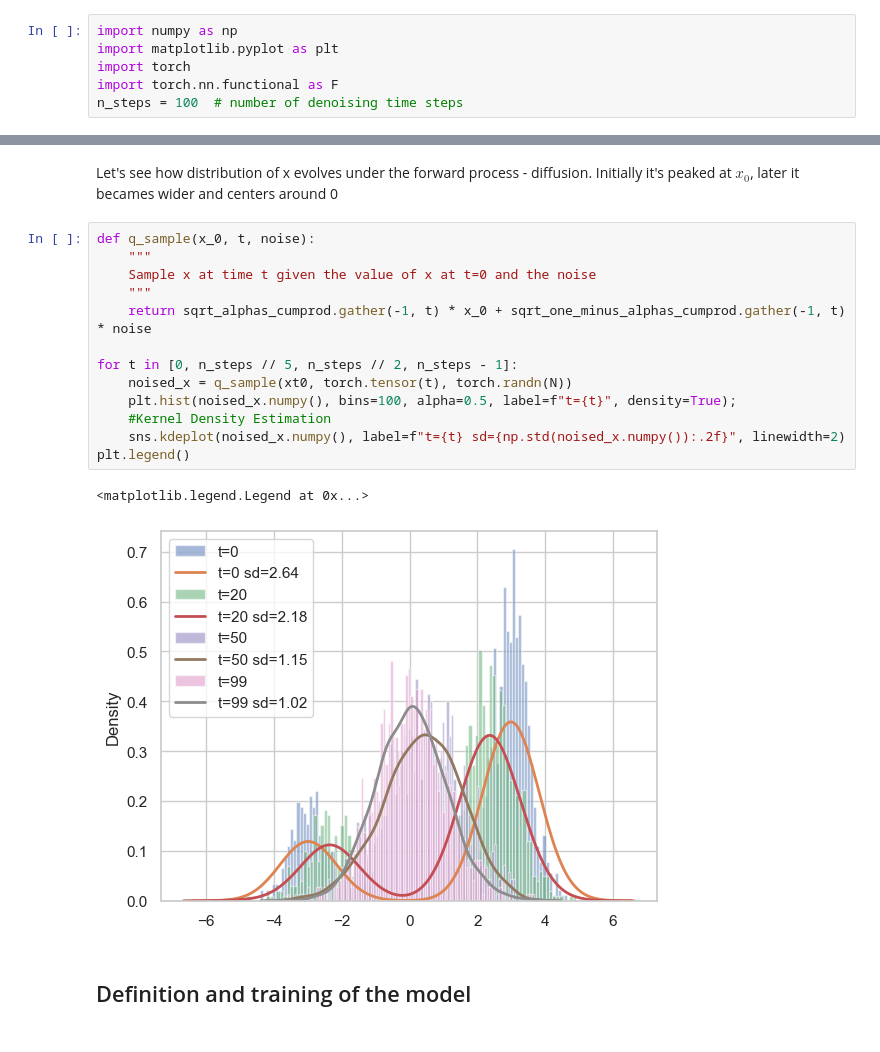
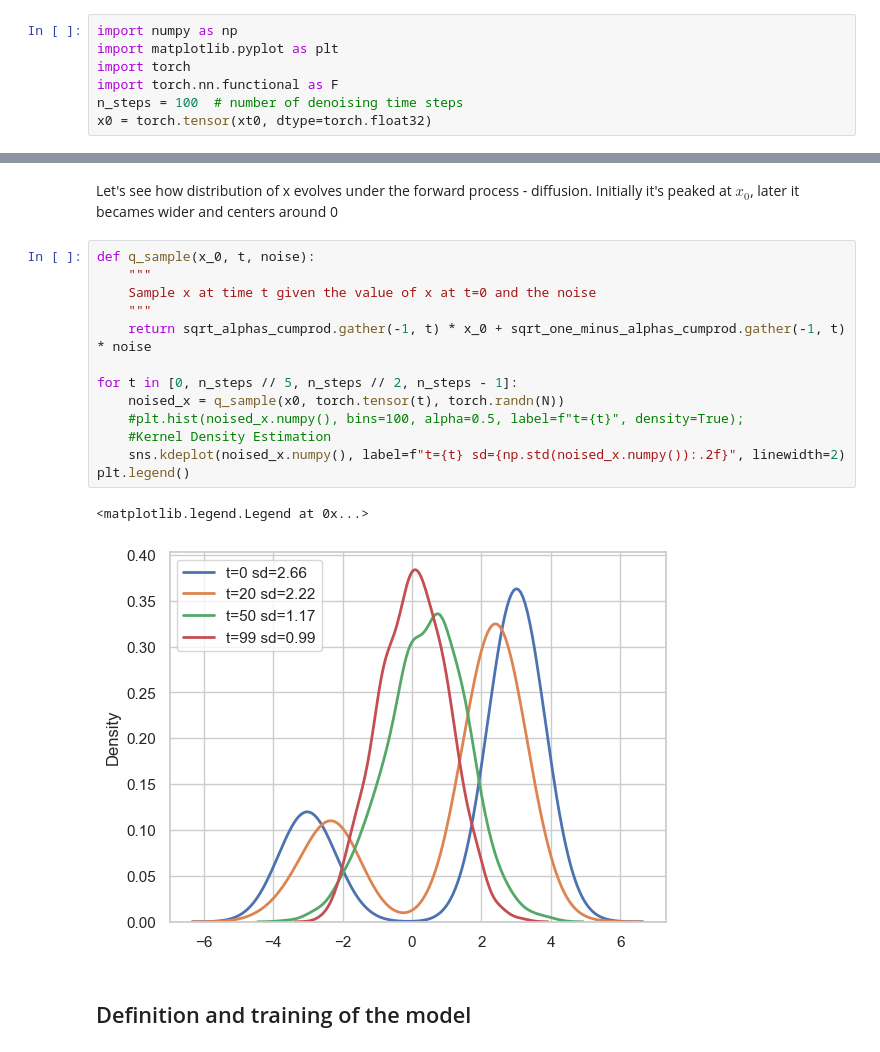
Before and after one commit to ioskn/mldl_htwg, a Jupyter notebook: generative/diffusion.ipynb, the cells around one changed output, grey strips where cells are left out. Cells and saved outputs as stored; diff of their text form.

```diff
--- a/generative/diffusion.ipynb
+++ b/generative/diffusion.ipynb
@@ -207,6 +207,7 @@ import matplotlib.pyplot as plt
 import torch
 import torch.nn.functional as F
 n_steps = 100  # number of denoising time steps
+x0 = torch.tensor(xt0, dtype=torch.float32)
 # %% [markdown]
 First of all, we need to choose how the noise variance changes over time. Following the beginning of section 4 of the paper, we choose variance $1 - \alpha_t$ to change linearly from $0.001$ to $0.2$. We'll also need cumulative product $\bar\alpha_{T} = \prod\limits_{t=0}^{T} \alpha_{t}$ and its square root
 # %%
@@ -237,19 +239,19 @@ Let's see how distribution of x evolves under the forward process - diffusion. I
 # %%
 def q_sample(x_0, t, noise):
     """
     Sample x at time t given the value of x at t=0 and the noise
     """
     return sqrt_alphas_cumprod.gather(-1, t) * x_0 + sqrt_one_minus_alphas_cumprod.gather(-1, t) * noise
 
 for t in [0, n_steps // 5, n_steps // 2, n_steps - 1]:
-    noised_x = q_sample(xt0, torch.tensor(t), torch.randn(N))
-    plt.hist(noised_x.numpy(), bins=100, alpha=0.5, label=f"t={t}", density=True);
+    noised_x = q_sample(x0, torch.tensor(t), torch.randn(N))
+    #plt.hist(noised_x.numpy(), bins=100, alpha=0.5, label=f"t={t}", density=True);
     #Kernel Density Estimation
     sns.kdeplot(noised_x.numpy(), label=f"t={t} sd={np.std(noised_x.numpy()):.2f}", linewidth=2)
 plt.legend()
 # %% [output]
 <matplotlib.legend.Legend at 0x...>
-[figure, old version]
+[figure, new version]
 # %% [markdown]
 ## Definition and training of the model
 # %% [markdown]
```
Also changed, not shown: parts of 10 cells of this notebook, 3 other files.
